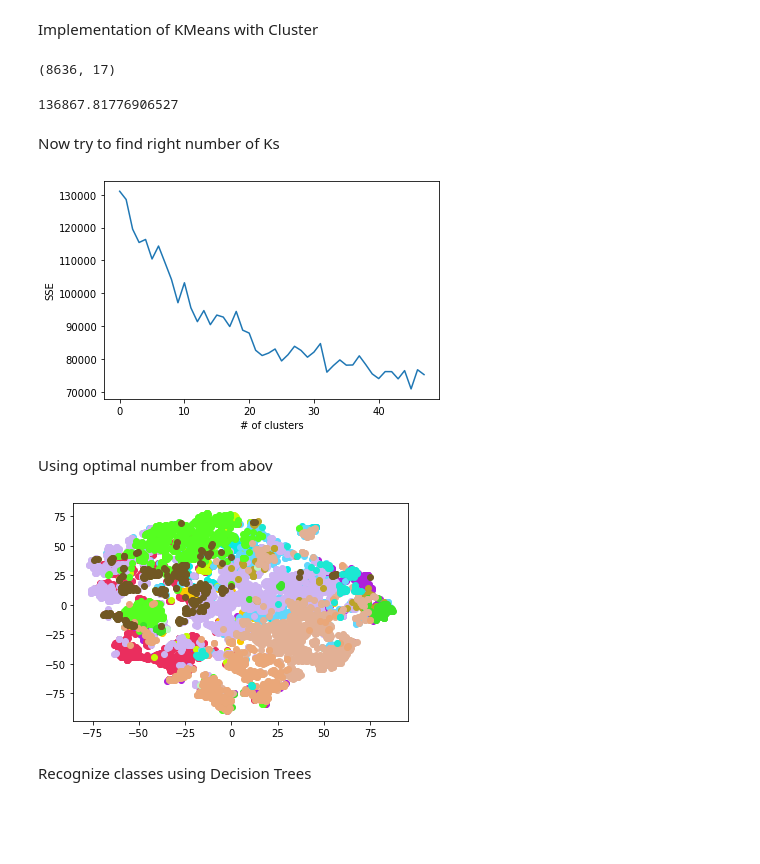
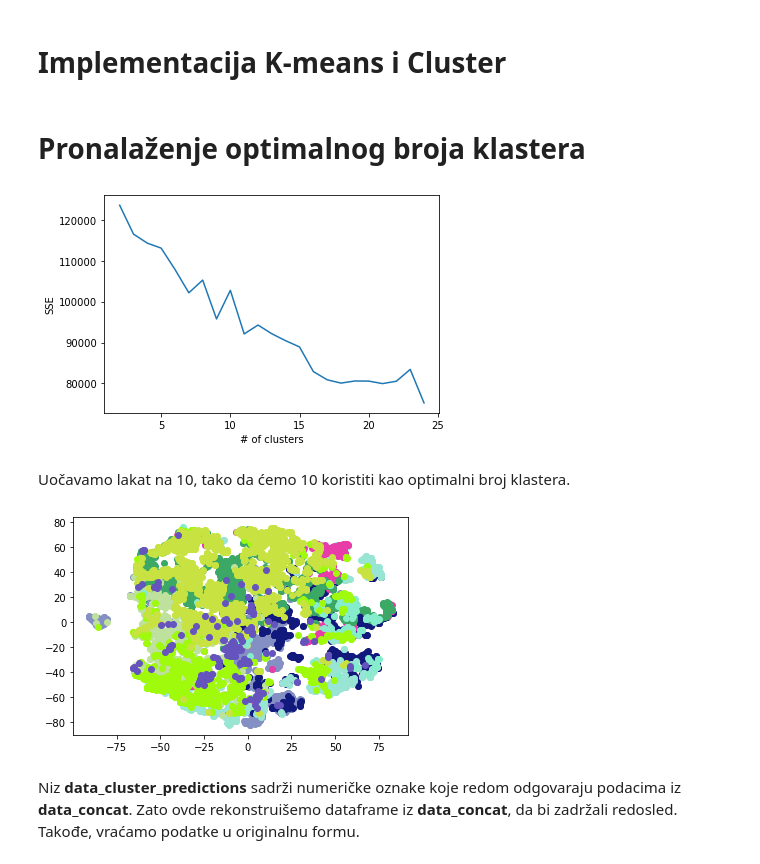
Before and after one commit to zdugi/ORI, a Jupyter notebook: clusters/CreditCards.ipynb, the cells around one changed output. Drawn from its saved outputs; the diff is of its cells as text; code cells hidden in the pictures; blank space fills up the shorter version.

```diff
--- a/clusters/CreditCards.ipynb
+++ b/clusters/CreditCards.ipynb
@@ -137,5 +163,5 @@ plt.show()
-# %% [markdown]
-Implementation of KMeans with Cluster
+# %% [markdown]
+# Implementacija K-means i Cluster
 # %%
 class Cluster(object):
 
@@ -224,66 +237,64 @@ class KMeans(object):
                 total += np.linalg.norm(clus.center - point)**2
 
         return total
-# %%
-kmeans = KMeans(n_clusters=2, max_iter=50)
-#X['CUST_ID'] = data['CUST_ID'] # preserve order? (last element)
-prep_data = X.to_numpy()
-prep_data.shape
-# %% [output]
-(8636, 17)
-# %%
-kmeans.fit(prep_data)
-kmeans.sum_squared_error()
-# %% [output]
-136867.81776906527
-# %% [markdown]
-Now try to find right number of Ks
+# %% [markdown]
+# Pronalaženje optimalnog broja klastera
+# %%
+prep_data = stan_df.to_numpy()
 # %%
 plt.figure()
 sum_squared_errors = []
-for n_clusters in range(2, 25):
+val_range = range(2, 25)
+for n_clusters in val_range:
     kmeans = KMeans(n_clusters=n_clusters, max_iter=200)
     kmeans.fit(prep_data)
     sse = kmeans.sum_squared_error()
     sum_squared_errors.append(sse)
 
-plt.plot(sum_squared_errors)
+plt.plot(val_range, sum_squared_errors)
 plt.xlabel('# of clusters')
 plt.ylabel('SSE')
 plt.show()
 # %% [output]
-[figure, old version]
+[figure, new version]
-# %% [markdown]
-Using optimal number from abov
+# %% [markdown]
+Uočavamo lakat na 10, tako da ćemo 10 koristiti kao optimalni broj klastera.
 # %%
-kmeans = KMeans(n_clusters=15, max_iter=100)
+kmeans = KMeans(n_clusters=10, max_iter=100)
 kmeans.fit(prep_data)
-centers = [cluster.center for cluster in kmeans.clusters]
 
+# podaci iz svih klastera
 data_concat = []
-cluster_number = 0
+
+# broj klastera
+cluster_number = 1
+
+# (int) anotacije koje ce biti pridruzene svakom klijentu
 data_cluster_predictions = []
+
+# generisana imena klastera
+cluster_names = []
 
 for c in kmeans.clusters:
     data_concat += c.data
     data_cluster_predictions += [cluster_number] * len(c.data)
+    cluster_names.append('Klasa_' + str(cluster_number))
     cluster_number += 1
 
 DATA_embedded = TSNE(n_components=2,).fit_transform(data_concat)
-# plot dot by dot
 dex = 0
 for c in kmeans.clusters:
     cluster_color = np.random.rand(3,)
     for i in range(len(c.data)):
         xcord = DATA_embedded[dex,0]
         ycord = DATA_embedded[dex,1]
         plt.scatter(xcord, ycord, c=[cluster_color])
         dex += 1
 plt.show()
 # %% [output]
-[figure, old version]
+[figure, new version]
-# %% [markdown]
-Recognize classes using Decision Trees
+# %% [markdown]
+Niz **data_cluster_predictions** sadrži numeričke oznake koje redom odgovaraju podacima iz **data_concat**. Zato ovde rekonstruišemo dataframe iz **data_concat**, da bi zadržali redosled. Takođe, vraćamo podatke u originalnu formu.
 # %%
 dataframe = pd.DataFrame.from_records(data_concat)
 dataframe.columns = target_cols
```
Also changed, not shown: parts of 39 cells of this notebook, 6 other files.
